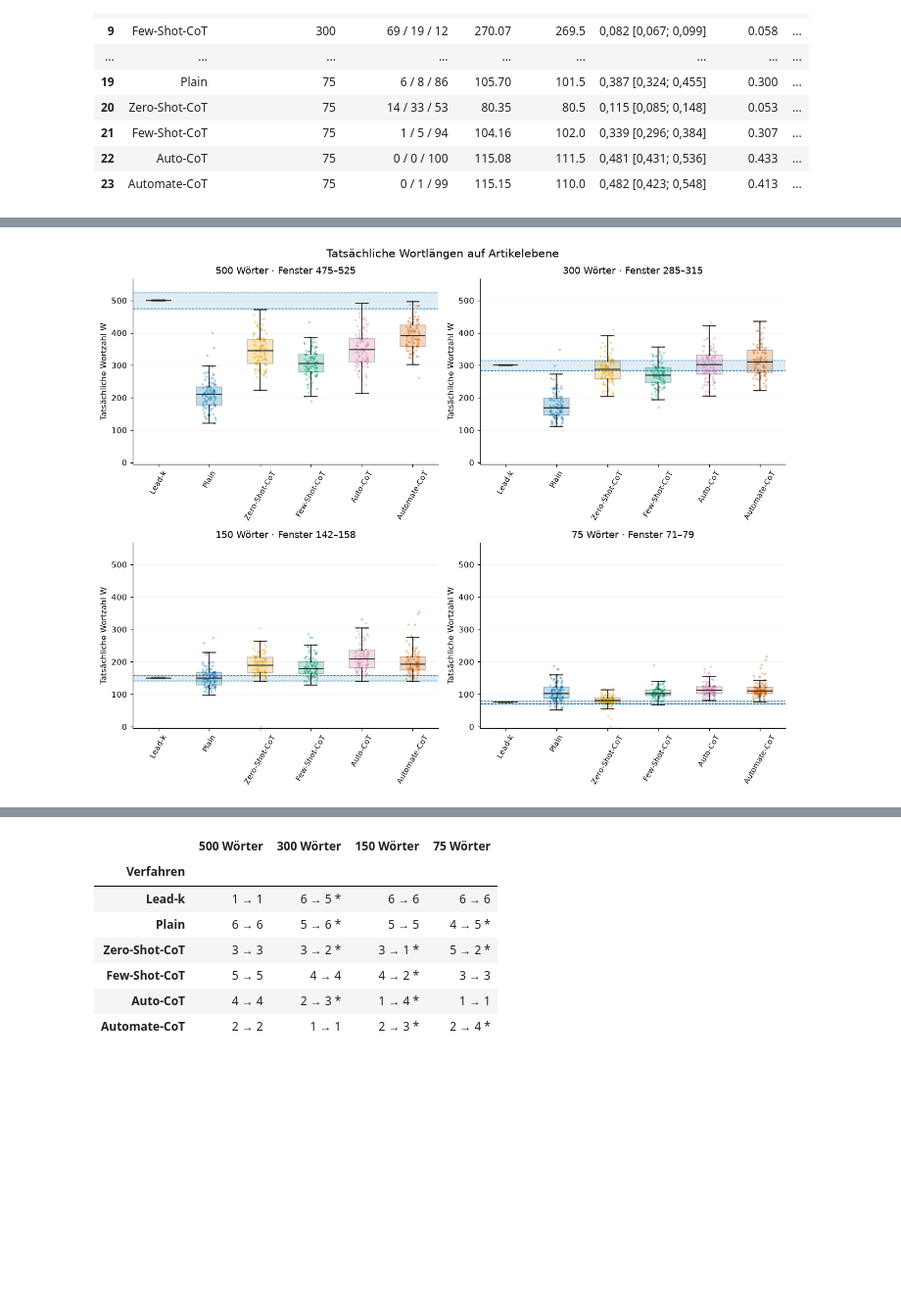
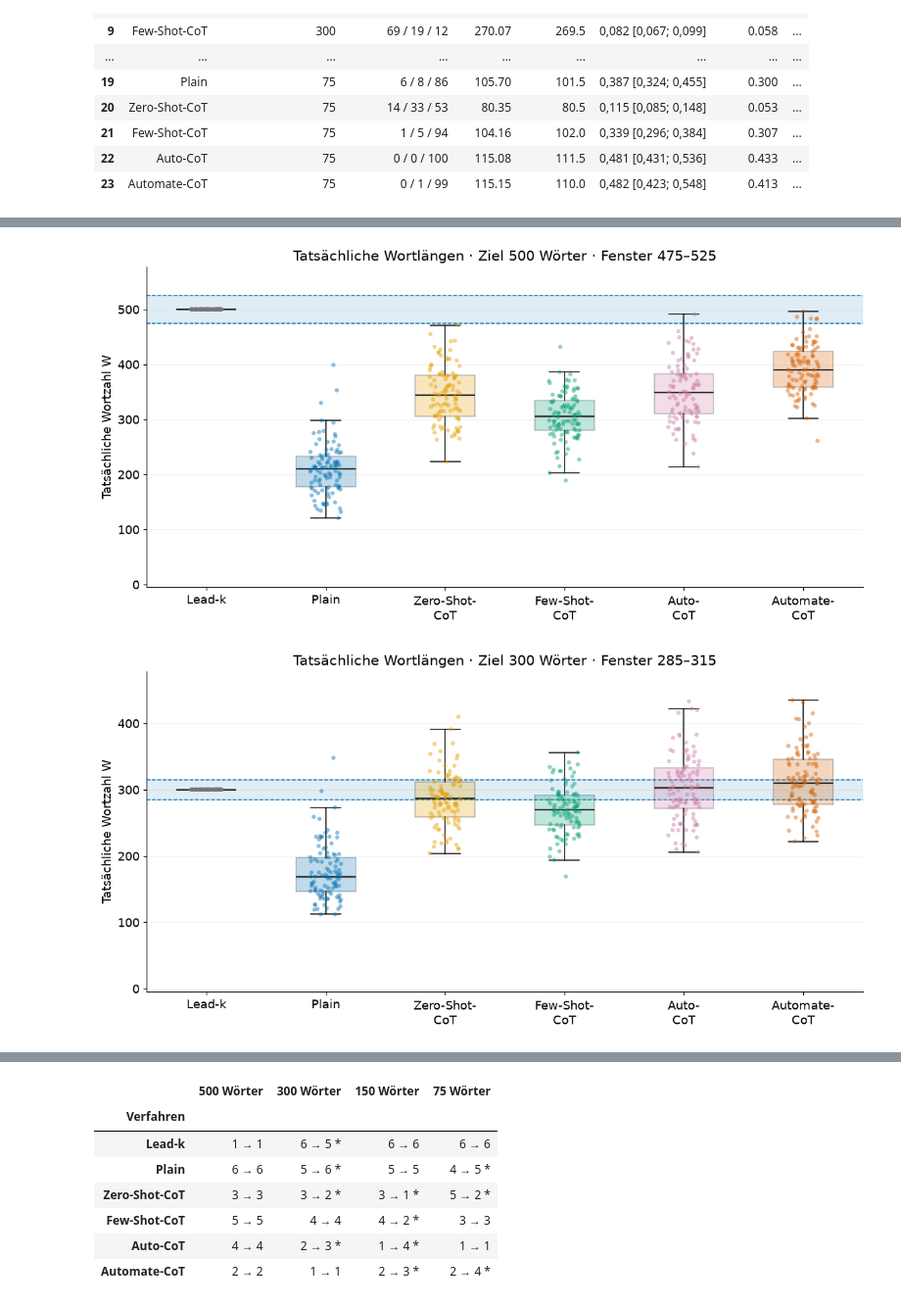
Before and after one commit to EdgarXB/Masterarbeit_Faktenretention_unter_rekursiver_Kompressionskette, a Jupyter notebook: notebooks/03_textlaenge.ipynb, the cells around one changed output, grey strips where cells are left out. Shown at 98% size. Drawn from its saved outputs; the diff is of its cells as text; code cells hidden in the pictures; blank space fills up the shorter version.

Commit message:
Verbessere Lesbarkeit der Wortlängen- und Auto-CoT-Grafiken im Notebook

```diff
--- a/notebooks/03_textlaenge.ipynb
+++ b/notebooks/03_textlaenge.ipynb
@@ -197,24 +205,44 @@ display(presentation[['Verfahren', 'stage_target_words', 'Unter / im / über', '
 # %%
-fig, axes = plt.subplots(2, 2, figsize=(12, 9.5))
 jitter = np.random.default_rng(SEED).uniform(-0.13, 0.13, size=len(IDS))
-for ax, stage in zip(axes.flat, STAGES):
+METHOD_TICK_LABELS = [LABELS[m].replace('-CoT', '-\nCoT') for m in METHODS]
+
+def draw_word_lengths(ax, stage):
     U, O = WINDOWS[stage]
     ax.axhspan(U, O, color='#0072B2', alpha=0.12, zorder=0)
-    ax.axhline(U, color='#0072B2', ls='--', lw=0.8)
-    ax.axhline(O, color='#0072B2', ls='--', lw=0.8)
-    arrays = [article[(article.method == m) & (article.stage_target_words == stage)].sort_values('article_id').W.to_numpy() for m in METHODS]
-    boxes = ax.boxplot(arrays, positions=np.arange(6), patch_artist=True, widths=0.5, showfliers=False,
-        medianprops={'color': '#222222', 'linewidth': 1.2})
+    ax.axhline(U, color='#0072B2', ls='--', lw=1)
+    ax.axhline(O, color='#0072B2', ls='--', lw=1)
+    arrays = [article[(article.method == m) & (article.stage_target_words == stage)]
+              .sort_values('article_id').W.to_numpy() for m in METHODS]
+    boxes = ax.boxplot(arrays, positions=np.arange(len(METHODS)), patch_artist=True,
+                       widths=0.5, showfliers=False,
+                       medianprops={'color': '#222222', 'linewidth': 1.5})
     for j, (method, values) in enumerate(zip(METHODS, arrays)):
         boxes['boxes'][j].set_facecolor(COLORS[method])
         boxes['boxes'][j].set_alpha(0.25)
-        ax.scatter(j + jitter, values, s=8, color=COLORS[method], alpha=0.35, edgecolors='none')
-    ax.set(title=f'{stage} Wörter · Fenster {U}–{O}', ylabel='Tatsächliche Wortzahl W', xticks=np.arange(6),
-        xticklabels=[LABELS[m] for m in METHODS], ylim=(-5, WINDOWS[500][1] * 1.08), yticks=np.arange(0, 501, 100))
-    ax.tick_params(axis='x', labelrotation=60, labelsize=9)
+        ax.scatter(j + jitter, values, s=17, color=COLORS[method], alpha=0.45,
+                   edgecolors='none', zorder=3)
+    upper = max(O, max(float(values.max()) for values in arrays)) * 1.1
+    ax.set(title=f'Tatsächliche Wortlängen · Ziel {stage} Wörter · Fenster {U}–{O}',
+           ylabel='Tatsächliche Wortzahl W', xticks=np.arange(len(METHODS)),
+           xticklabels=METHOD_TICK_LABELS, ylim=(-5, upper))
+    ax.title.set_fontsize(14)
+    ax.yaxis.label.set_fontsize(12)
+    ax.tick_params(axis='both', labelsize=12)
     ax.grid(axis='y', alpha=0.15)
-fig.suptitle('Tatsächliche Wortlängen auf Artikelebene', fontsize=14)
-fig.tight_layout()
-savefig(fig, 'abb_12_wortlaengen')
+
+# Einzelne Ausgaben nutzen die volle Notebookbreite, ohne lange Namen zu drehen.
+for stage in STAGES:
+    fig, ax = plt.subplots(figsize=(10.5, 5.2), layout='constrained')
+    draw_word_lengths(ax, stage)
+    plt.show()
+    plt.close(fig)
+
+# Die bestehende Exportdatei enthält weiterhin alle vier Zielstufen.
+fig, axes = plt.subplots(4, 1, figsize=(10.5, 21), layout='constrained')
+for ax, stage in zip(axes, STAGES):
+    draw_word_lengths(ax, stage)
+fig.savefig(FIG / 'abb_12_wortlaengen.png', dpi=220, bbox_inches='tight')
+plt.close(fig)
 # %% [output]
-[figure, old version]
+[figure, new version]
+[figure, added]
```
Also changed, not shown: parts of 5 cells of this notebook, 4 other files.
